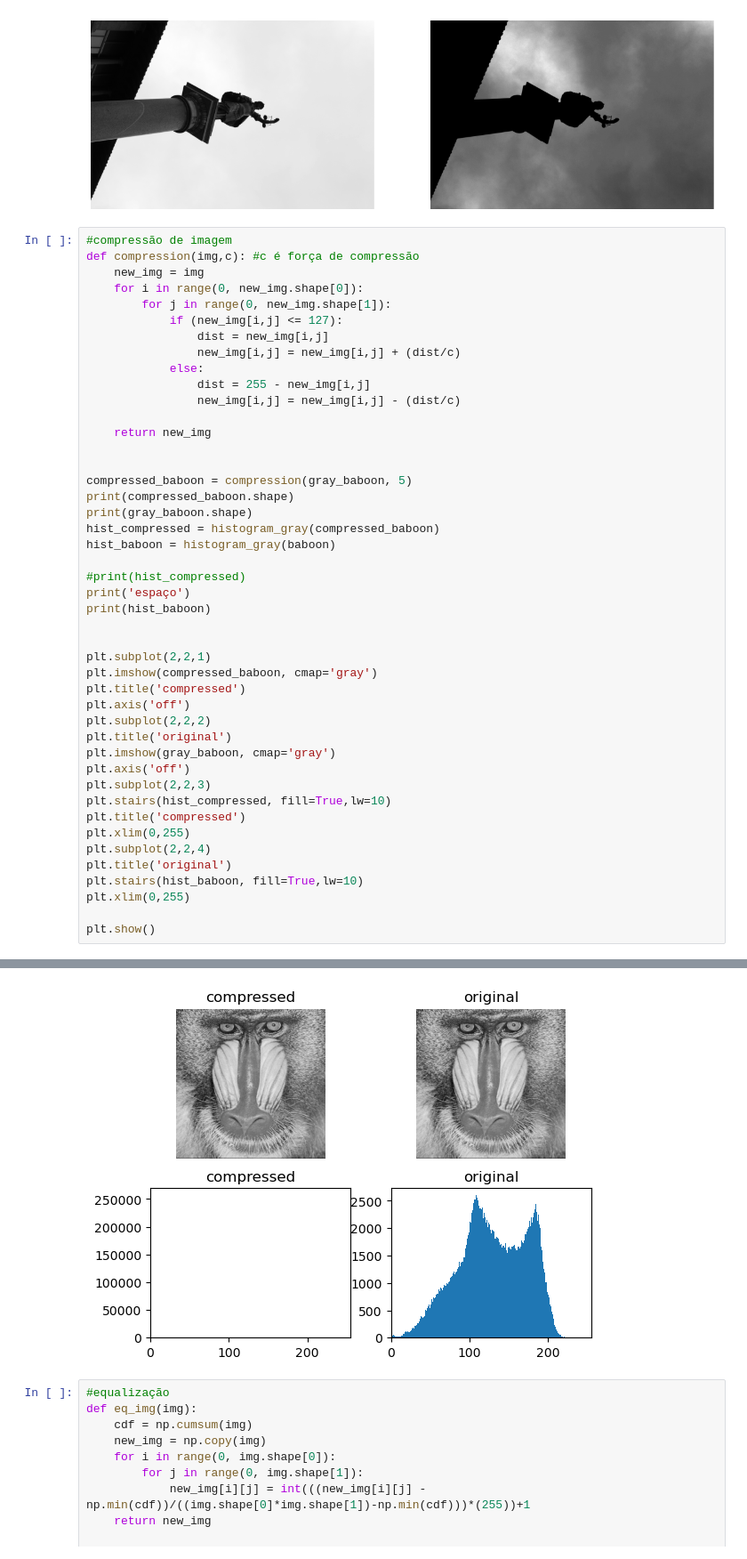
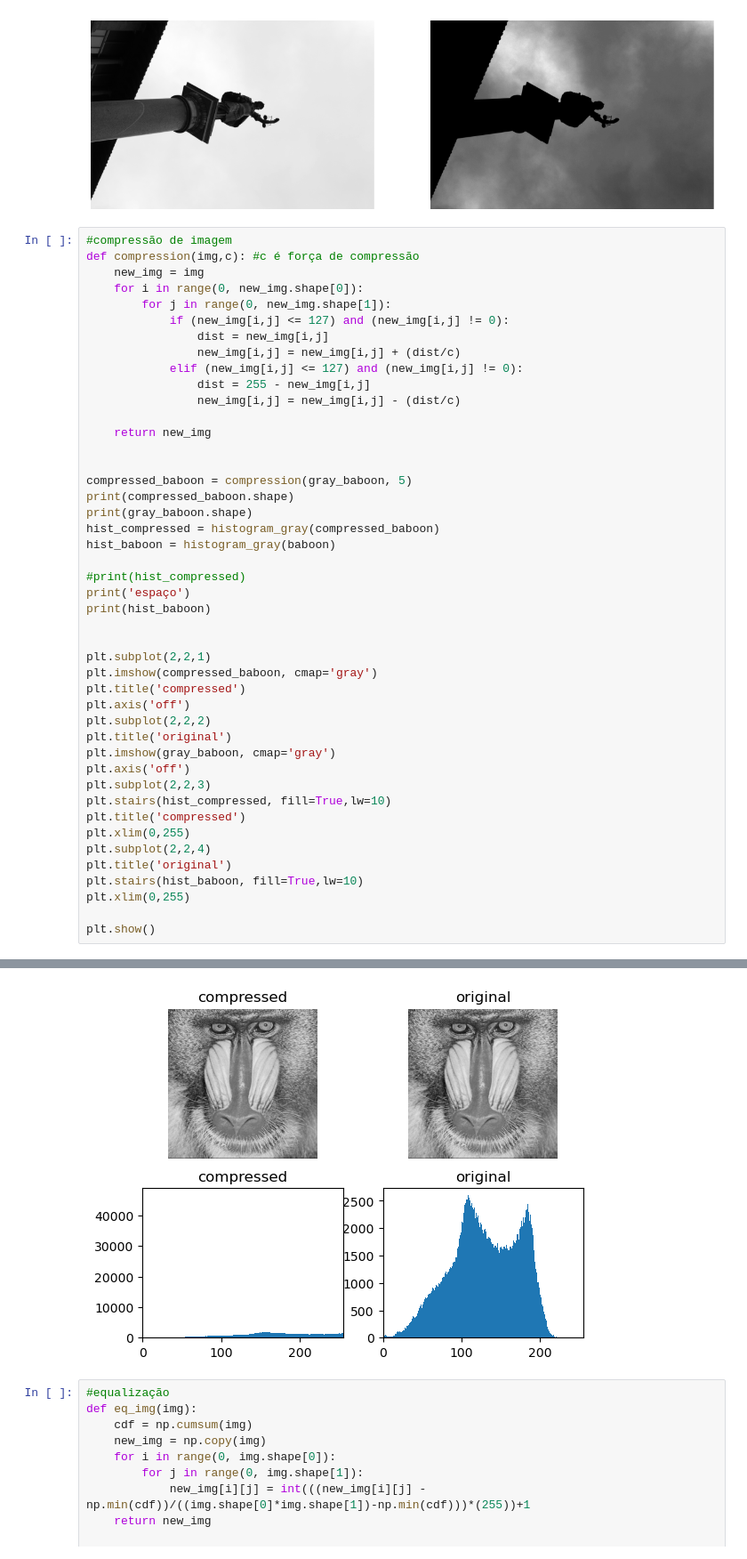
Before and after one commit to mahteus-sanches/natural_artificial_vision, a Jupyter notebook: 17_abril.ipynb, the cells around one changed output, grey strips where cells are left out. Shown at 89% size. Cells and saved outputs as stored; diff of their text form.

```diff
--- a/17_abril.ipynb
+++ b/17_abril.ipynb
@@ -320,10 +320,10 @@ def compression(img,c): #c é força de compressão
     new_img = img
     for i in range(0, new_img.shape[0]):
         for j in range(0, new_img.shape[1]):
-            if (new_img[i,j] <= 127):
+            if (new_img[i,j] <= 127) and (new_img[i,j] != 0):
                 dist = new_img[i,j]
                 new_img[i,j] = new_img[i,j] + (dist/c)
-            else:
+            elif (new_img[i,j] <= 127) and (new_img[i,j] != 0):
                 dist = 255 - new_img[i,j]
                 new_img[i,j] = new_img[i,j] - (dist/c)
 
@@ -375,9 +375,9 @@ espaço
 ... (6 lines left out)
   148  111   89   65   52   37   48   26   22   12   16   10    7    4
     6    4    1    0    0    0    0    0    1    0    0    0    0    0
     0    0    0    0    0    0    0    0    0    0    0    0    0    0
     0    0    0    0]
-[figure, old version]
+[figure, new version]
 # %%
 #equalização
 def eq_img(img):
```
Also changed, not shown: parts of 1 cell of this notebook.
